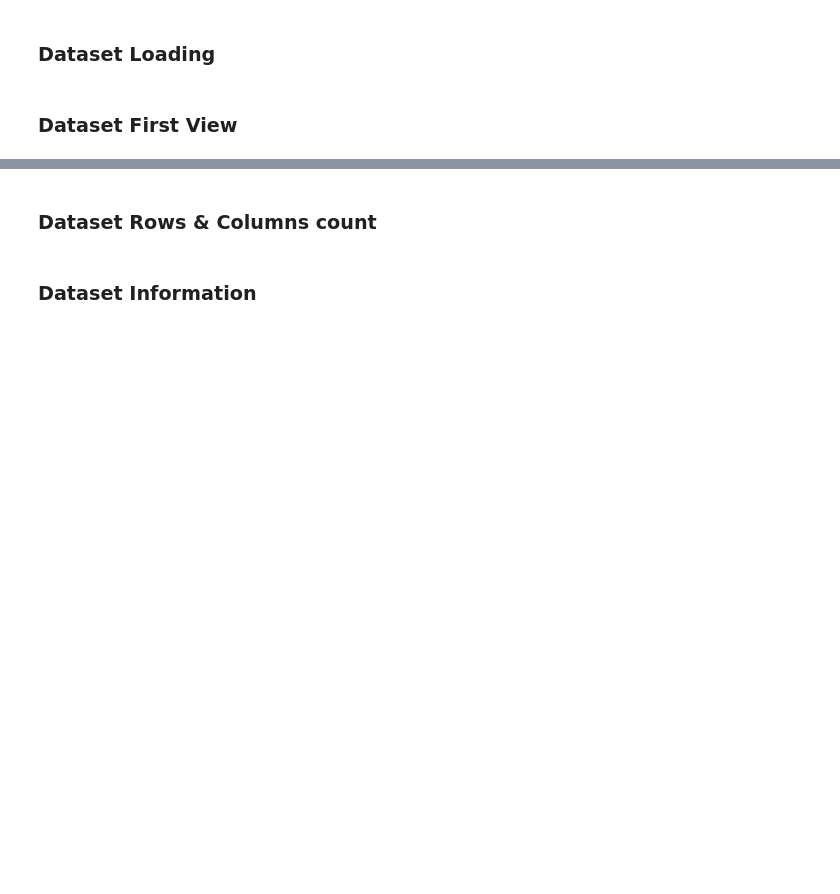
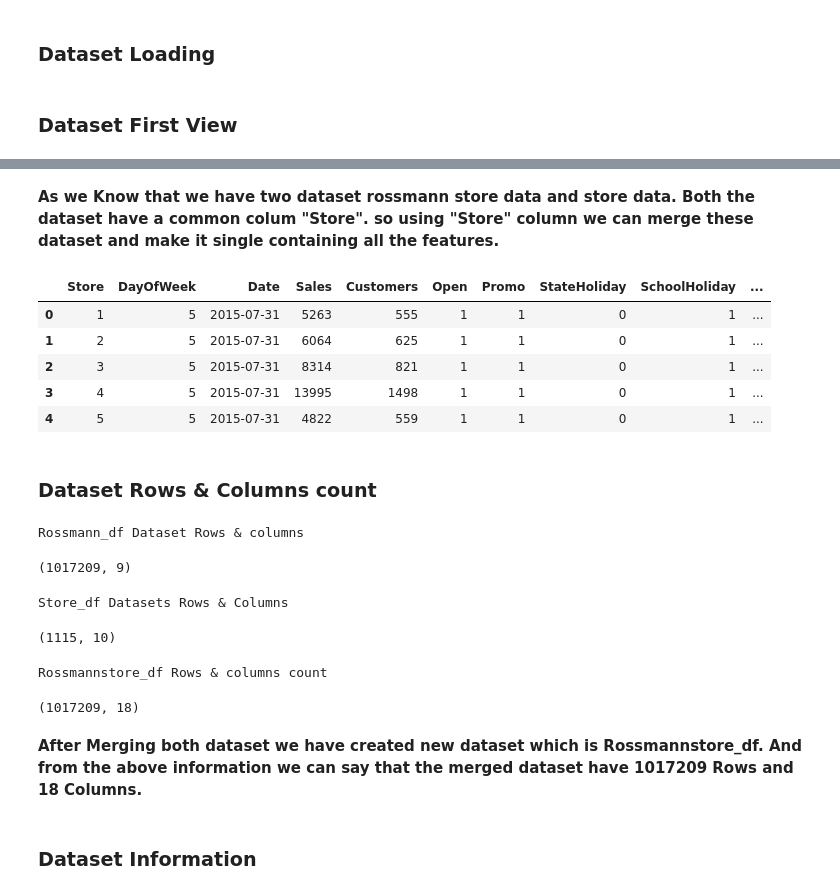
Before and after one commit to hmarathe420/Retail_Sales_Prediction, a Jupyter notebook: Retail_Sales_Prediction.ipynb, the cells around one changed output, grey strips where cells are left out. Drawn from its saved outputs; the diff is of its cells as text; code cells hidden in the pictures; blank space fills up the shorter version.

```diff
--- a/Retail_Sales_Prediction.ipynb
+++ b/Retail_Sales_Prediction.ipynb
@@ -88,0 +138,2 @@ M - Multivariate Analysis
+# %% [markdown]
+**As we Know that we have two dataset rossmann store data and store data. Both the dataset have a common colum "Store". so using "Store" column we can merge these dataset and make it single containing all the features.**
@@ -89,7 +143,38 @@ M - Multivariate Analysis
+# %%
+# First Five Rows of rossmannstore_df (merged) dataset
+rossmannstore_df.head()
+# %% [output]
+|  | Store | DayOfWeek | Date | Sales | Customers | Open | Promo | StateHoliday | SchoolHoliday | ... |
+| 0 | 1 | 5 | 2015-07-31 | 5263 | 555 | 1 | 1 | 0 | 1 | ... |
+| 1 | 2 | 5 | 2015-07-31 | 6064 | 625 | 1 | 1 | 0 | 1 | ... |
+| 2 | 3 | 5 | 2015-07-31 | 8314 | 821 | 1 | 1 | 0 | 1 | ... |
+| 3 | 4 | 5 | 2015-07-31 | 13995 | 1498 | 1 | 1 | 0 | 1 | ... |
+| 4 | 5 | 5 | 2015-07-31 | 4822 | 559 | 1 | 1 | 0 | 1 | ... |
 # %% [markdown]
 ### Dataset Rows & Columns count
 # %%
 # Dataset Rows & Columns count
+print("Rossmann_df Dataset Rows & columns")
+rossmann_df.shape
+# %% [output]
+Rossmann_df Dataset Rows & columns
+(1017209, 9)
+# %%
+# Rows & columns count of store_df
+print("Store_df Datasets Rows & Columns")
+store_df.shape
+# %% [output]
+Store_df Datasets Rows & Columns
+(1115, 10)
+# %%
+# Merged Dataset (Rossmannstore_df) Rows & columns count
+print("Rossmannstore_df Rows & columns count")
+rossmannstore_df.shape
+# %% [output]
+Rossmannstore_df Rows & columns count
+(1017209, 18)
+# %% [markdown]
+**After Merging both dataset we have created new dataset which is Rossmannstore_df. And from the above information we can say that the merged dataset have 1017209 Rows and 18 Columns.**
 # %% [markdown]
 ### Dataset Information
 # %%
```
Also changed, not shown: parts of 27 cells of this notebook.
